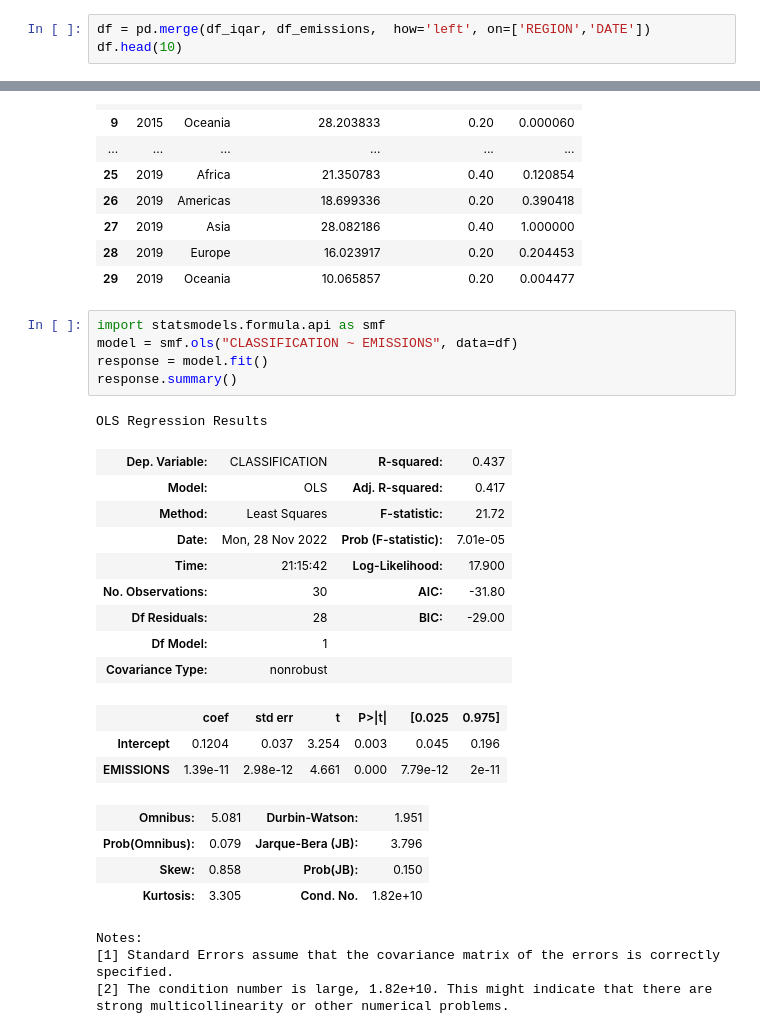
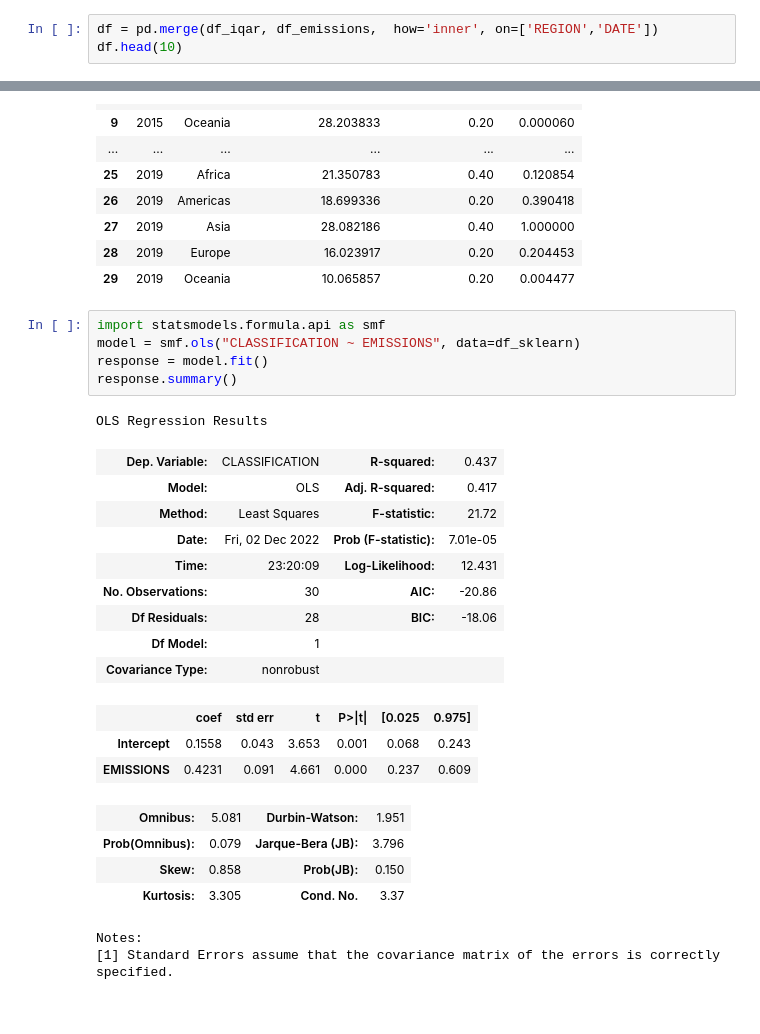
Before and after one commit to thiagorbernardo/UTFPR-Data-Science-CSB55, a Jupyter notebook: 04 - Pesquisa/first-question.ipynb, the cells around one changed output, grey strips where cells are left out. Cells and saved outputs as stored; diff of their text form.

```diff
--- a/04 - Pesquisa/first-question.ipynb
+++ b/04 - Pesquisa/first-question.ipynb
@@ -75,7 +75,7 @@ df_iqar
 | 43 | 2022 | Europe | 15.023771 | 0.166667 |
 | 44 | 2022 | Oceania | 8.554390 | 0.000000 |
 # %%
-df = pd.merge(df_iqar, df_emissions,  how='left', on=['REGION','DATE'])
+df = pd.merge(df_iqar, df_emissions,  how='inner', on=['REGION','DATE'])
 df.head(10)
 # %% [output]
 |  | DATE | REGION | MEAN_BY_CONTINENT | CLASSIFICATION | EMISSIONS |
@@ -164,28 +164,26 @@ display(df_sklearn)
 | 29 | 2019 | Oceania | 10.065857 | 0.20 | 0.004477 |
 # %%
 import statsmodels.formula.api as smf
-model = smf.ols("CLASSIFICATION ~ EMISSIONS", data=df)
+model = smf.ols("CLASSIFICATION ~ EMISSIONS", data=df_sklearn)
 response = model.fit()
 response.summary()
 # %% [output]
 OLS Regression Results
 | Dep. Variable: | CLASSIFICATION | R-squared: | 0.437 |
 | Model: | OLS | Adj. R-squared: | 0.417 |
 | Method: | Least Squares | F-statistic: | 21.72 |
-| Date: | Mon, 28 Nov 2022 | Prob (F-statistic): | 7.01e-05 |
-| Time: | 21:15:42 | Log-Likelihood: | 17.900 |
-| No. Observations: | 30 | AIC: | -31.80 |
-| Df Residuals: | 28 | BIC: | -29.00 |
+| Date: | Fri, 02 Dec 2022 | Prob (F-statistic): | 7.01e-05 |
+| Time: | 23:20:09 | Log-Likelihood: | 12.431 |
+| No. Observations: | 30 | AIC: | -20.86 |
+| Df Residuals: | 28 | BIC: | -18.06 |
 | Df Model: | 1 |  |  |
 | Covariance Type: | nonrobust |  |  |
 |  | coef | std err | t | P>|t| | [0.025 | 0.975] |
-| Intercept | 0.1204 | 0.037 | 3.254 | 0.003 | 0.045 | 0.196 |
-| EMISSIONS | 1.39e-11 | 2.98e-12 | 4.661 | 0.000 | 7.79e-12 | 2e-11 |
+| Intercept | 0.1558 | 0.043 | 3.653 | 0.001 | 0.068 | 0.243 |
+| EMISSIONS | 0.4231 | 0.091 | 4.661 | 0.000 | 0.237 | 0.609 |
 | Omnibus: | 5.081 | Durbin-Watson: | 1.951 |
 | Prob(Omnibus): | 0.079 | Jarque-Bera (JB): | 3.796 |
 | Skew: | 0.858 | Prob(JB): | 0.150 |
-| Kurtosis: | 3.305 | Cond. No. | 1.82e+10 |
+| Kurtosis: | 3.305 | Cond. No. | 3.37 |
 Notes:
 [1] Standard Errors assume that the covariance matrix of the errors is correctly specified.
-[2] The condition number is large, 1.82e+10. This might indicate that there are
-strong multicollinearity or other numerical problems.
```
Also changed, not shown: parts of 1 cell of this notebook.
